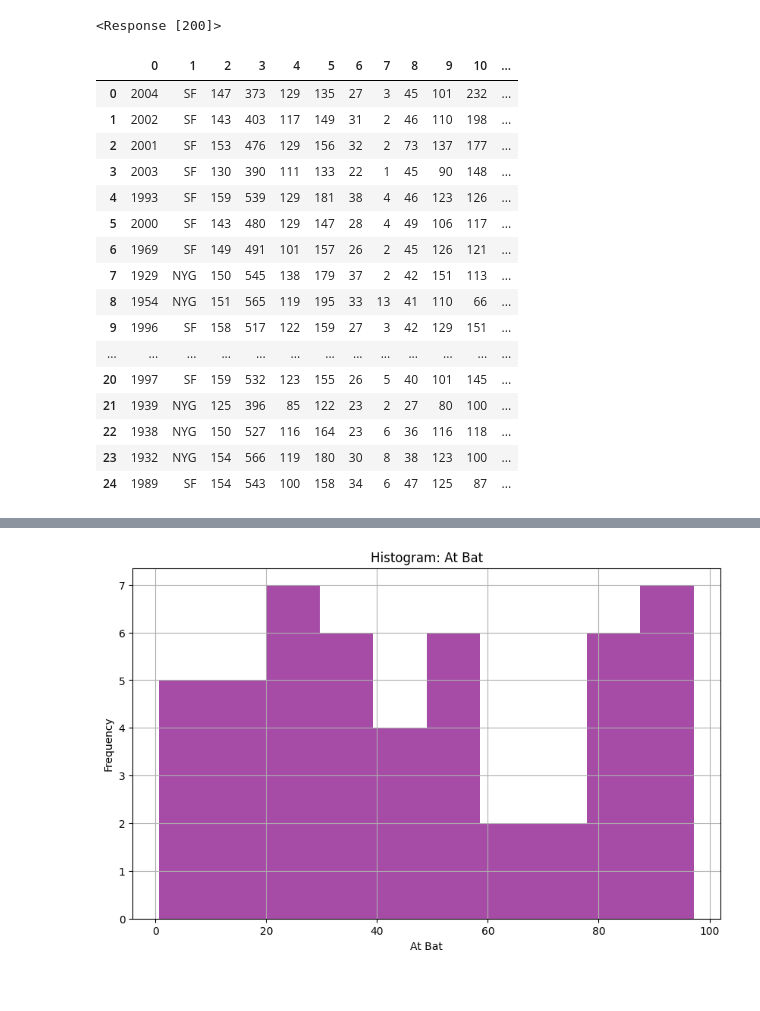
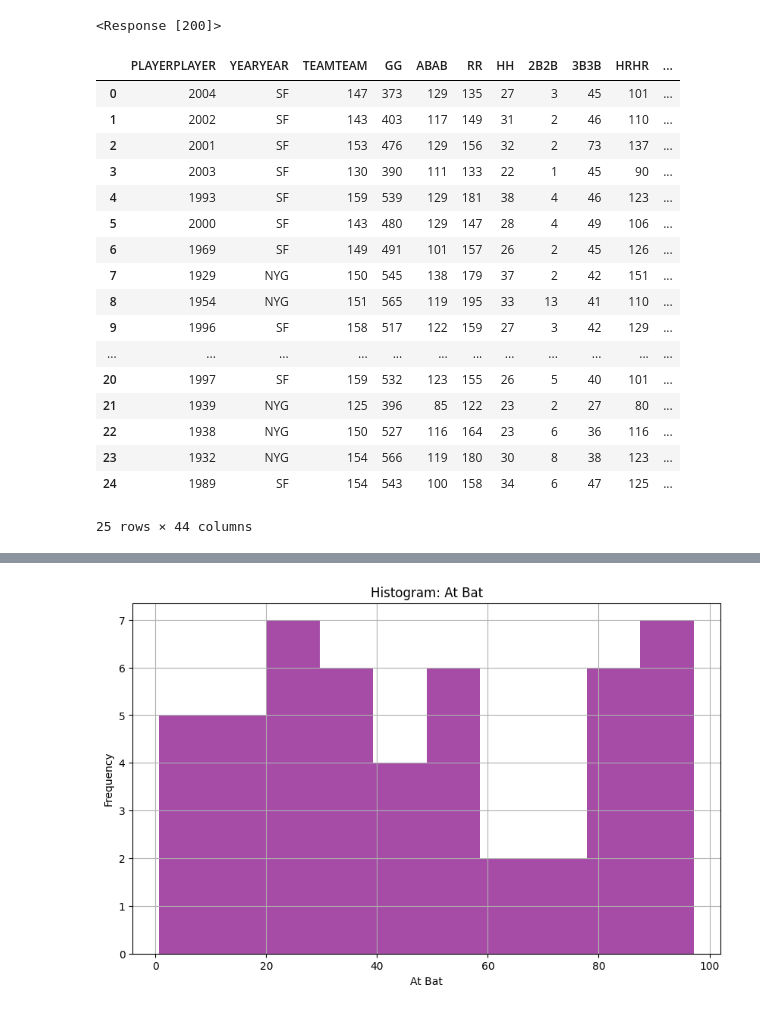
Before and after one commit to 4GeeksAcademy/tdestryk-web-scraping-project-tutorial, a Jupyter notebook: src/explore.ipynb, the cells around one changed output, grey strips where cells are left out. Saved outputs shown, nothing was run; the diff lists cells and outputs as text; code cells hidden in the pictures.

```diff
--- a/src/explore.ipynb
+++ b/src/explore.ipynb
@@ -20,33 +20,43 @@ response
 # %% [output]
 <Response [200]>
 # %%
+
 tables = soup.find_all('table')
 table = tables[0]
 
 headers = [th.text.strip() for th in table.find_all('th')]
 
 rows = []
 for tr in table.find_all('tr')[1:]:
-    cells = [td.text.strip() for td in tr.find_all('td')]
+    cells = []
+    for td in tr.find_all('td'):
+
+        cell_text = td.get_text(strip=True)
+        cells.append(cell_text)
+
+    if len(cells) != len(headers):
+        cells.extend([None] * (len(headers) - len(cells)))
+
     rows.append(cells)
 
-df = pd.DataFrame(rows)
+df = pd.DataFrame(rows, columns=headers)
 df
 # %% [output]
-|  | 0 | 1 | 2 | 3 | 4 | 5 | 6 | 7 | 8 | 9 | 10 | ... |
-| 0 | 2004 | SF | 147 | 373 | 129 | 135 | 27 | 3 | 45 | 101 | 232 | ... |
-| 1 | 2002 | SF | 143 | 403 | 117 | 149 | 31 | 2 | 46 | 110 | 198 | ... |
-| 2 | 2001 | SF | 153 | 476 | 129 | 156 | 32 | 2 | 73 | 137 | 177 | ... |
-| 3 | 2003 | SF | 130 | 390 | 111 | 133 | 22 | 1 | 45 | 90 | 148 | ... |
-| 4 | 1993 | SF | 159 | 539 | 129 | 181 | 38 | 4 | 46 | 123 | 126 | ... |
-| 5 | 2000 | SF | 143 | 480 | 129 | 147 | 28 | 4 | 49 | 106 | 117 | ... |
-| 6 | 1969 | SF | 149 | 491 | 101 | 157 | 26 | 2 | 45 | 126 | 121 | ... |
-| 7 | 1929 | NYG | 150 | 545 | 138 | 179 | 37 | 2 | 42 | 151 | 113 | ... |
-| 8 | 1954 | NYG | 151 | 565 | 119 | 195 | 33 | 13 | 41 | 110 | 66 | ... |
-| 9 | 1996 | SF | 158 | 517 | 122 | 159 | 27 | 3 | 42 | 129 | 151 | ... |
-| ... | ... | ... | ... | ... | ... | ... | ... | ... | ... | ... | ... | ... |
-| 20 | 1997 | SF | 159 | 532 | 123 | 155 | 26 | 5 | 40 | 101 | 145 | ... |
-| 21 | 1939 | NYG | 125 | 396 | 85 | 122 | 23 | 2 | 27 | 80 | 100 | ... |
-| 22 | 1938 | NYG | 150 | 527 | 116 | 164 | 23 | 6 | 36 | 116 | 118 | ... |
-| 23 | 1932 | NYG | 154 | 566 | 119 | 180 | 30 | 8 | 38 | 123 | 100 | ... |
-| 24 | 1989 | SF | 154 | 543 | 100 | 158 | 34 | 6 | 47 | 125 | 87 | ... |
+|  | PLAYERPLAYER | YEARYEAR | TEAMTEAM | GG | ABAB | RR | HH | 2B2B | 3B3B | HRHR | ... |
+| 0 | 2004 | SF | 147 | 373 | 129 | 135 | 27 | 3 | 45 | 101 | ... |
+| 1 | 2002 | SF | 143 | 403 | 117 | 149 | 31 | 2 | 46 | 110 | ... |
+| 2 | 2001 | SF | 153 | 476 | 129 | 156 | 32 | 2 | 73 | 137 | ... |
+| 3 | 2003 | SF | 130 | 390 | 111 | 133 | 22 | 1 | 45 | 90 | ... |
+| 4 | 1993 | SF | 159 | 539 | 129 | 181 | 38 | 4 | 46 | 123 | ... |
+| 5 | 2000 | SF | 143 | 480 | 129 | 147 | 28 | 4 | 49 | 106 | ... |
+| 6 | 1969 | SF | 149 | 491 | 101 | 157 | 26 | 2 | 45 | 126 | ... |
+| 7 | 1929 | NYG | 150 | 545 | 138 | 179 | 37 | 2 | 42 | 151 | ... |
+| 8 | 1954 | NYG | 151 | 565 | 119 | 195 | 33 | 13 | 41 | 110 | ... |
+| 9 | 1996 | SF | 158 | 517 | 122 | 159 | 27 | 3 | 42 | 129 | ... |
+| ... | ... | ... | ... | ... | ... | ... | ... | ... | ... | ... | ... |
+| 20 | 1997 | SF | 159 | 532 | 123 | 155 | 26 | 5 | 40 | 101 | ... |
+| 21 | 1939 | NYG | 125 | 396 | 85 | 122 | 23 | 2 | 27 | 80 | ... |
+| 22 | 1938 | NYG | 150 | 527 | 116 | 164 | 23 | 6 | 36 | 116 | ... |
+| 23 | 1932 | NYG | 154 | 566 | 119 | 180 | 30 | 8 | 38 | 123 | ... |
+| 24 | 1989 | SF | 154 | 543 | 100 | 158 | 34 | 6 | 47 | 125 | ... |
+25 rows × 44 columns
```
Also changed, not shown: parts of 4 cells of this notebook, 2 other files.
